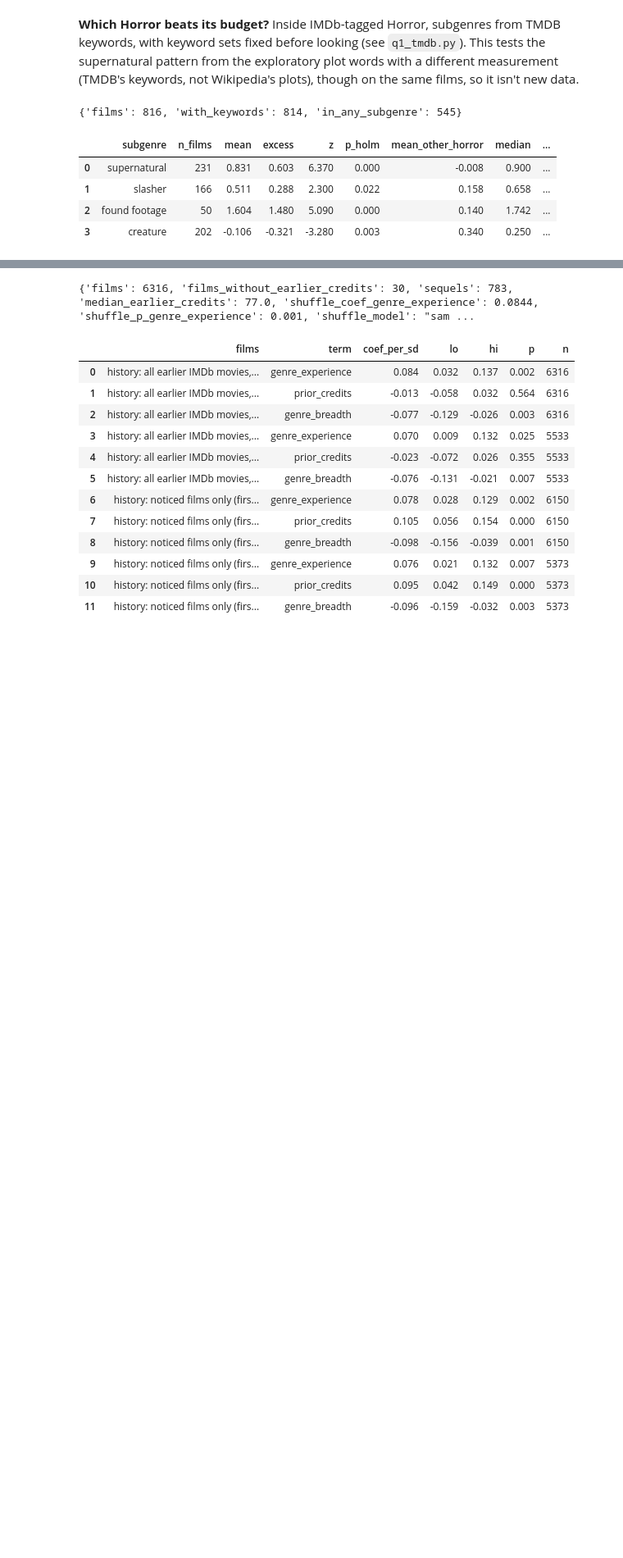
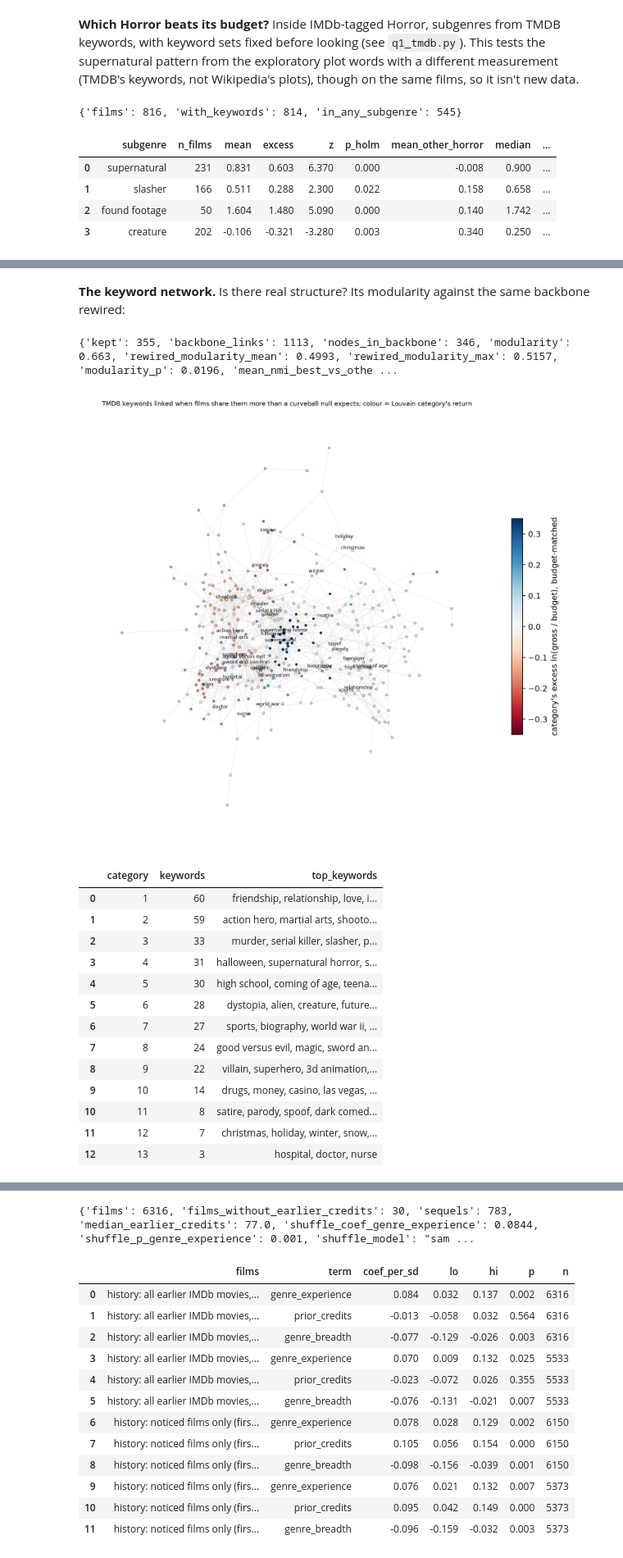
Before and after one commit to angelabuxo/IMDb-movie-success, a Jupyter notebook: notebooks/q1_genre.ipynb, the cells around one changed output, grey strips where cells are left out. Shown at 82% size. Saved outputs shown, nothing was run; the diff lists cells and outputs as text; code cells hidden in the pictures; blank space fills up the shorter version.

```diff
--- a/notebooks/q1_genre.ipynb
+++ b/notebooks/q1_genre.ipynb
@@ -76,6 +77,8 @@ SFS = json.loads((SF / "summary.json").read_text())
 FX = EXP / "share_fixes"
 FXS = json.loads((FX / "summary.json").read_text())
 BRS = json.loads((BR / "summary.json").read_text())
+CAT = SRC / "categories"
+CATS = json.loads((CAT / "summary.json").read_text())
 TM = SRC / "tmdb"
 TMS = json.loads((TM / "summary.json").read_text())
 HSC = EXP / "horror_scripts"
@@ -654,0 +731,26 @@ pd.read_csv(TM / "horror_subgenres.csv").drop(columns="run")
+# %% [markdown]
+**The keyword network.** Is there real structure? Its modularity against the same backbone rewired:
+# %%
+kn = CATS["keyword_network"]
+print({k: kn[k] for k in ("kept", "backbone_links", "nodes_in_backbone", "modularity", "rewired_modularity_mean",
+                          "rewired_modularity_max", "modularity_p", "mean_nmi_best_vs_other_seeds", "categories",
+                          "nmi_main_category_vs_rarest_imdb_genre", "nmi_main_category_vs_main_wikidata_genre")})
+display(Image(filename=str(CAT / "figures" / "q1_keyword_network.png"), width=700))
+pd.read_csv(CAT / "keyword_categories.csv")
+# %% [output]
+{'kept': 355, 'backbone_links': 1113, 'nodes_in_backbone': 346, 'modularity': 0.663, 'rewired_modularity_mean': 0.4993, 'rewired_modularity_max': 0.5157, 'modularity_p': 0.0196, 'mean_nmi_best_vs_othe ...
+[figure, added]
+|  | category | keywords | top_keywords |
+| 0 | 1 | 60 | friendship, relationship, love, i... |
+| 1 | 2 | 59 | action hero, martial arts, shooto... |
+| 2 | 3 | 33 | murder, serial killer, slasher, p... |
+| 3 | 4 | 31 | halloween, supernatural horror, s... |
+| 4 | 5 | 30 | high school, coming of age, teena... |
+| 5 | 6 | 28 | dystopia, alien, creature, future... |
+| 6 | 7 | 27 | sports, biography, world war ii, ... |
+| 7 | 8 | 24 | good versus evil, magic, sword an... |
+| 8 | 9 | 22 | villain, superhero, 3d animation,... |
+| 9 | 10 | 14 | drugs, money, casino, las vegas, ... |
+| 10 | 11 | 8 | satire, parody, spoof, dark comed... |
+| 11 | 12 | 7 | christmas, holiday, winter, snow,... |
+| 12 | 13 | 3 | hospital, doctor, nurse |
```
Also changed, not shown: parts of 19 cells of this notebook, 15 other files.
